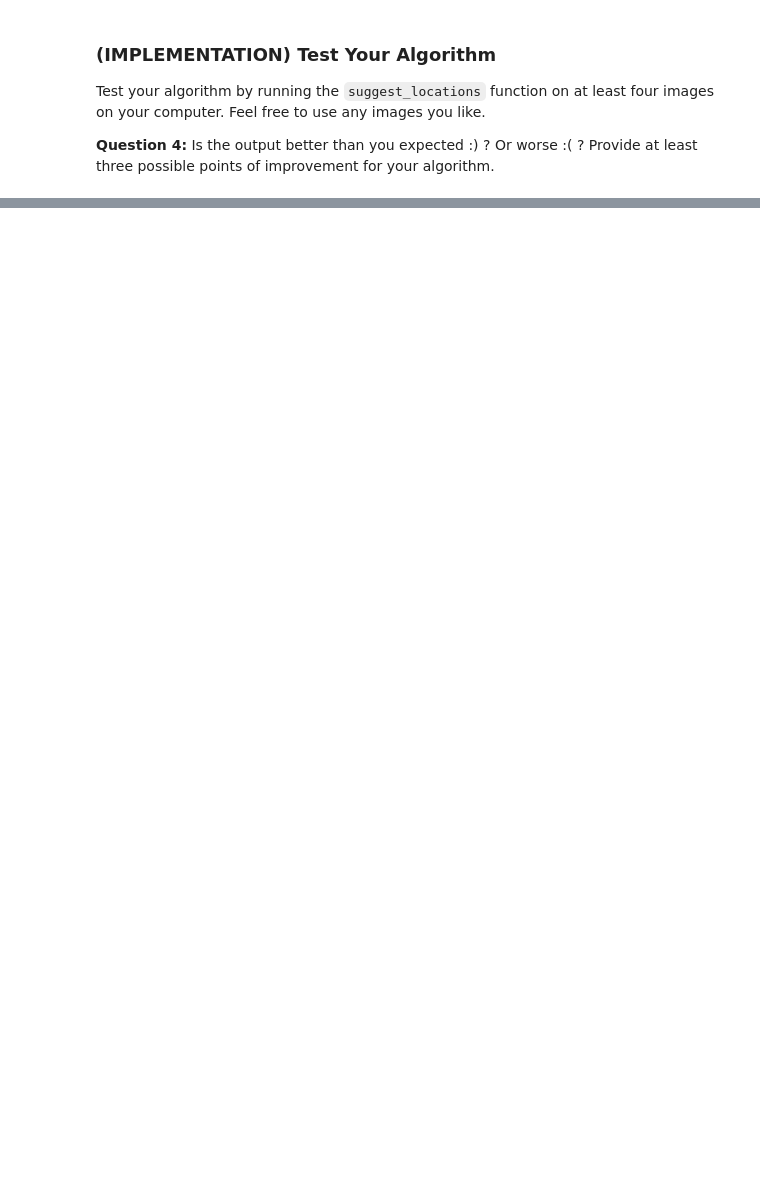
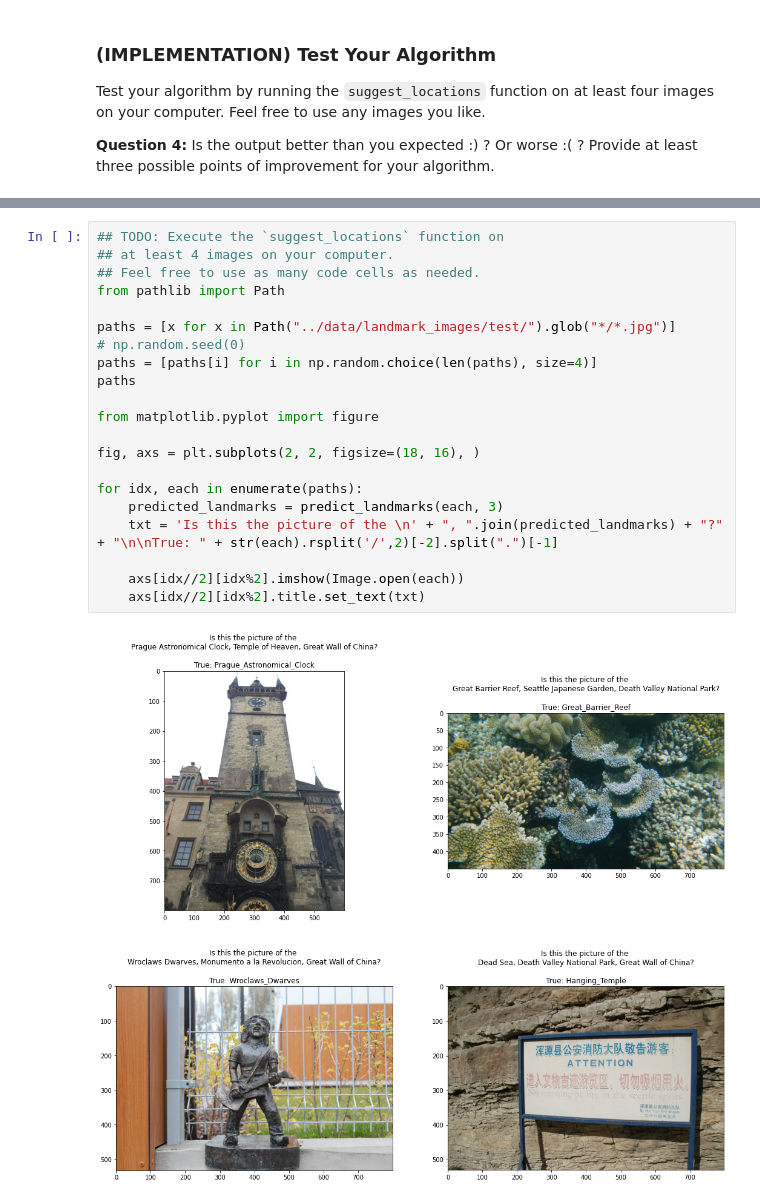
Before and after one commit to nandesh553/landmark-classification, a Jupyter notebook: landmark_project/landmark.ipynb, the cells around one changed output, grey strips where cells are left out. Drawn from its saved outputs; the diff is of its cells as text; blank space fills up the shorter version.

```diff
--- a/landmark_project/landmark.ipynb
+++ b/landmark_project/landmark.ipynb
@@ -735,0 +826,23 @@ __Answer:__ (Three possible points for improvement)
+# %%
+## TODO: Execute the `suggest_locations` function on
+## at least 4 images on your computer.
+## Feel free to use as many code cells as needed.
+from pathlib import Path
+
+paths = [x for x in Path("../data/landmark_images/test/").glob("*/*.jpg")]
+# np.random.seed(0)
+paths = [paths[i] for i in np.random.choice(len(paths), size=4)]
+paths
+
+from matplotlib.pyplot import figure
+
+fig, axs = plt.subplots(2, 2, figsize=(18, 16), )
+
+for idx, each in enumerate(paths):
+    predicted_landmarks = predict_landmarks(each, 3)
+    txt = 'Is this the picture of the \n' + ", ".join(predicted_landmarks) + "?" + "\n\nTrue: " + str(each).rsplit('/',2)[-2].split(".")[-1]
+
+    axs[idx//2][idx%2].imshow(Image.open(each))
+    axs[idx//2][idx%2].title.set_text(txt)
+# %% [output]
+[figure, added]
```
Also changed, not shown: parts of 7 cells of this notebook.
